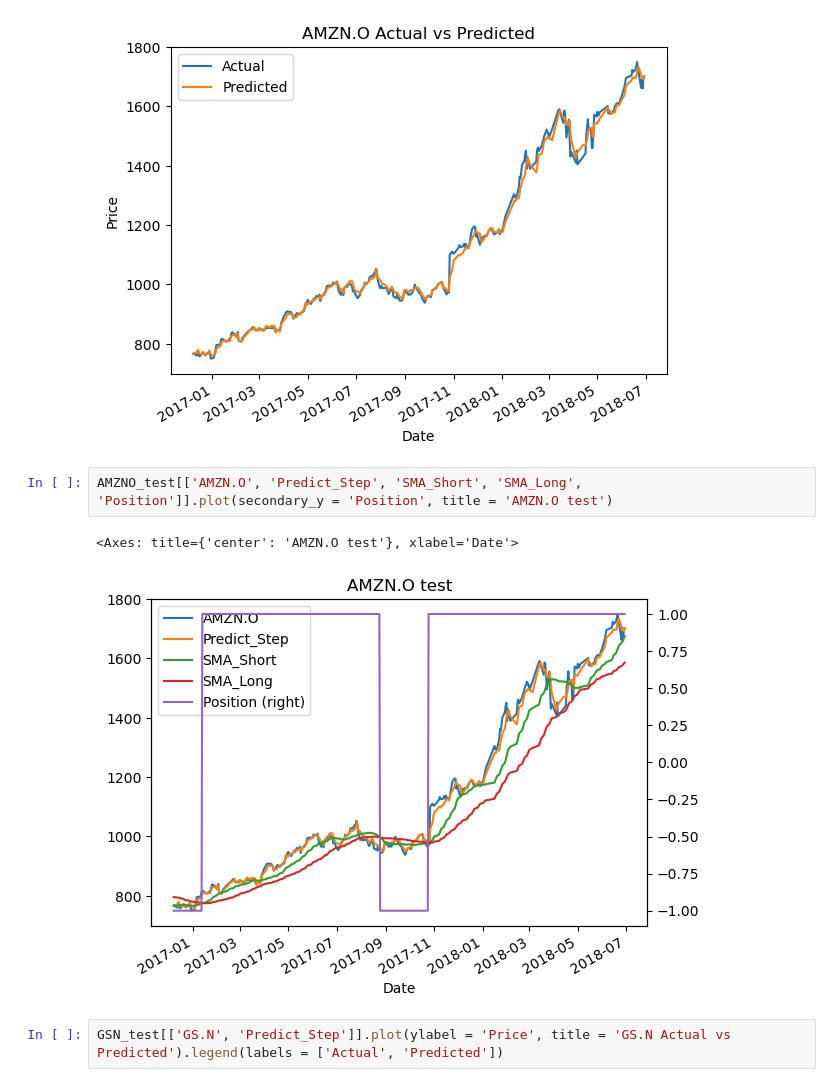
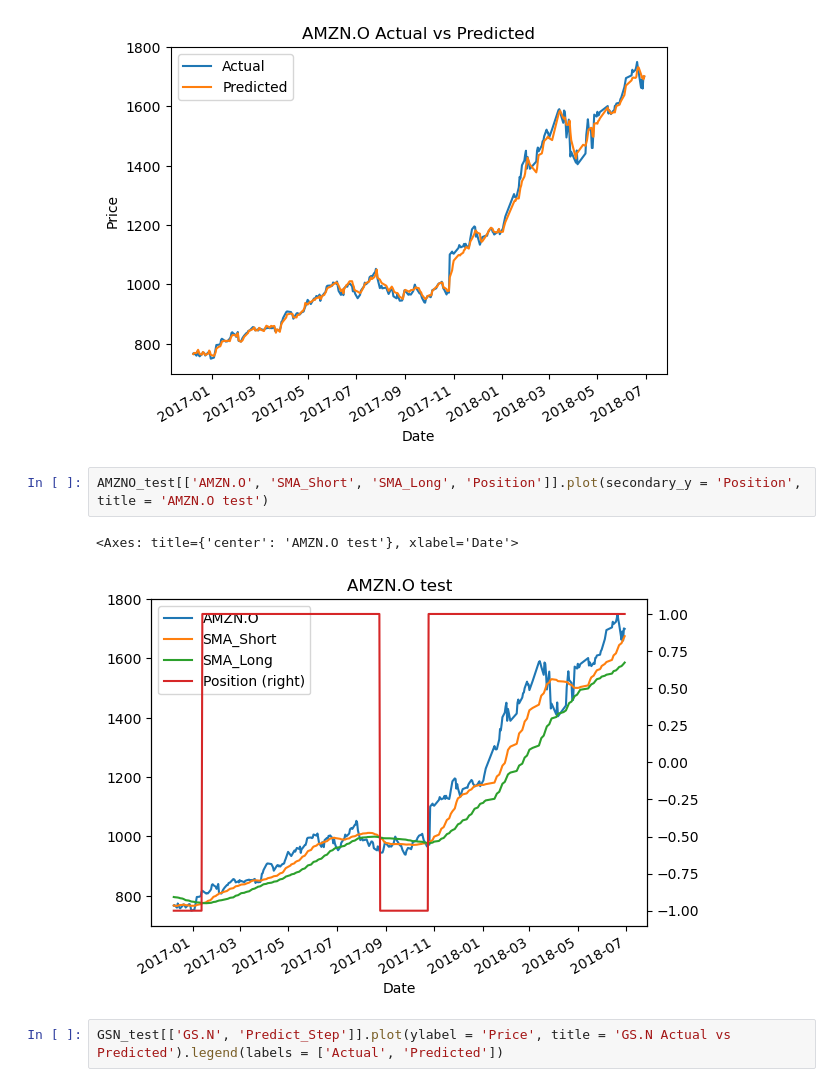
Before and after one commit to albertarielw/qf2103, a Jupyter notebook: Stepwise_Regression_predict_price_using_external_data_SMA.ipynb, the cells around one changed output. Cells and saved outputs as stored; diff of their text form.

```diff
--- a/Stepwise Regression-predict price using external data (SMA).ipynb
+++ b/Stepwise_Regression_predict_price_using_external_data_SMA.ipynb
@@ -688,10 +687,10 @@ AMZNO_test[['AMZN.O', 'Predict_Step']].plot(ylabel = 'Price', title = 'AMZN.O Ac
 <matplotlib.legend.Legend at 0x...>
 [figure]
 # %%
-AMZNO_test[['AMZN.O', 'Predict_Step', 'SMA_Short', 'SMA_Long', 'Position']].plot(secondary_y = 'Position', title = 'AMZN.O test')
+AMZNO_test[['AMZN.O', 'SMA_Short', 'SMA_Long', 'Position']].plot(secondary_y = 'Position', title = 'AMZN.O test')
 # %% [output]
 <Axes: title={'center': 'AMZN.O test'}, xlabel='Date'>
-[figure, old version]
+[figure, new version]
 # %%
 GSN_test[['GS.N', 'Predict_Step']].plot(ylabel = 'Price', title = 'GS.N Actual vs Predicted').legend(labels = ['Actual', 'Predicted'])
 # %% [output]
```
Also changed, not shown: parts of 3 cells of this notebook, 2 other files.
